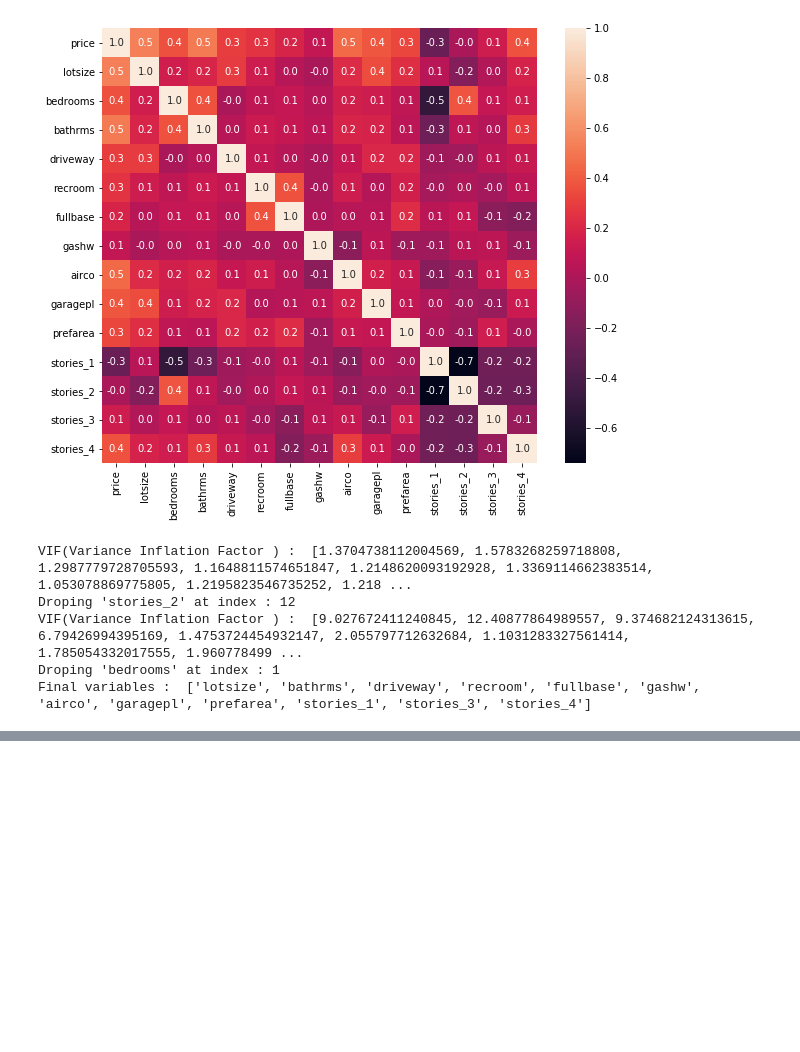
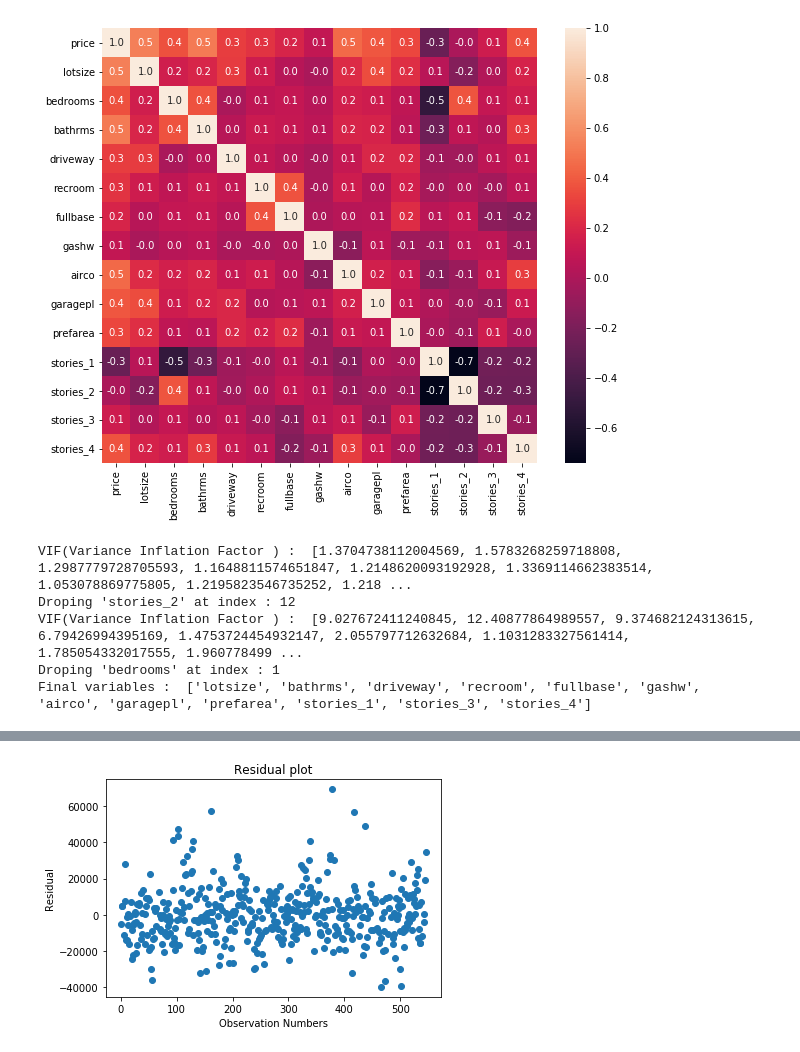
Before and after one commit to AHAMMADMEJBAH/Machine_Learning, a Jupyter notebook: Fundamentals Of Machine Learning/MultivarientRegression.ipynb, the cells around one changed output, grey strips where cells are left out. Drawn from its saved outputs; the diff is of its cells as text; code cells hidden in the pictures; blank space fills up the shorter version.

```diff
--- a/Fundamentals Of Machine Learning/MultivarientRegression.ipynb
+++ b/Fundamentals Of Machine Learning/MultivarientRegression.ipynb
@@ -266,0 +378,8 @@ Final variables :  ['lotsize', 'bathrms', 'driveway', 'recroom', 'fullbase', 'ga
+# %%
+plt.plot(lm.resid,'o')
+plt.title('Residual plot')
+plt.ylabel("Residual")
+plt.xlabel('Observation Numbers')
+plt.show()
+# %% [output]
+[figure, added]
```
Also changed, not shown: parts of 14 cells of this notebook.
